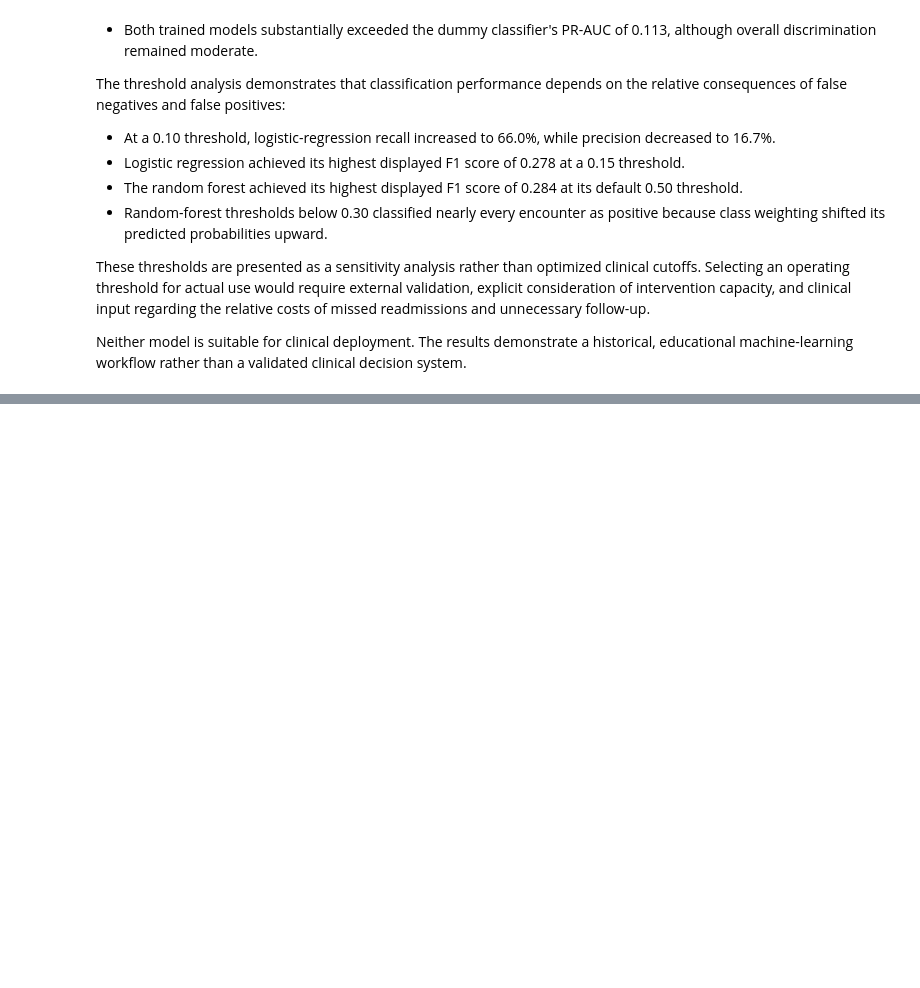
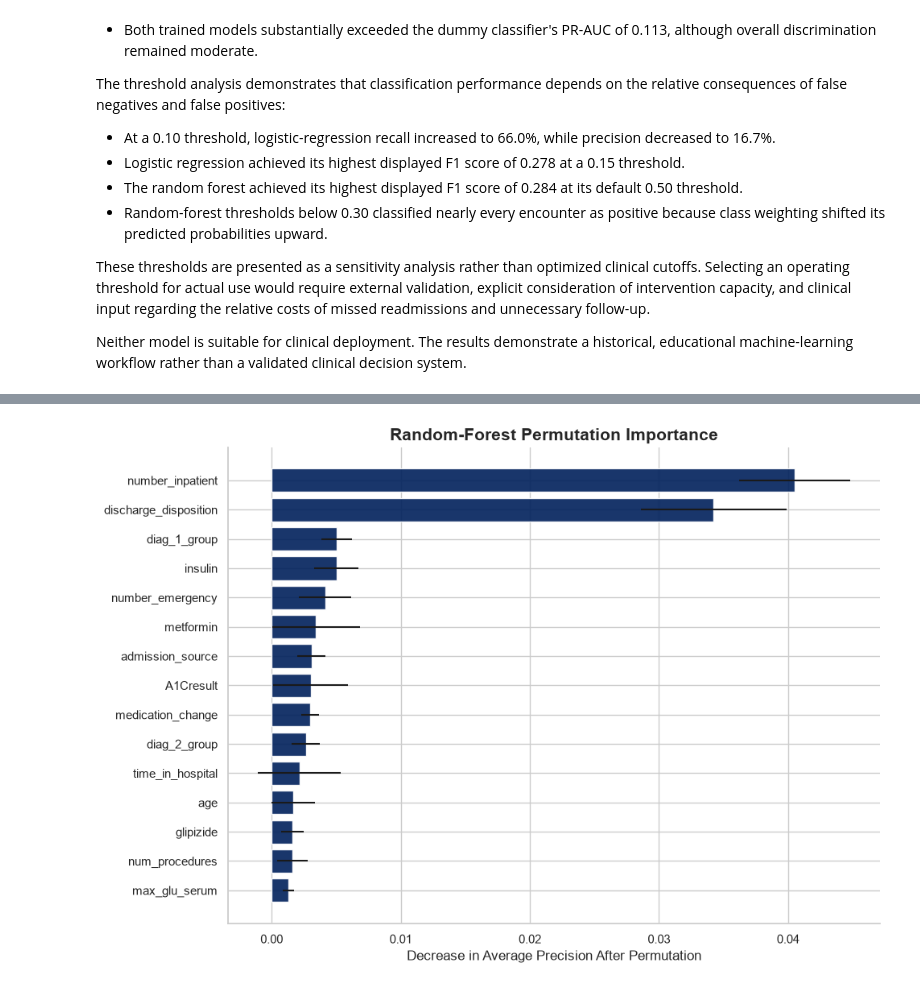
Before and after one commit to adanyabaileyportfolio/hospital_readmission_prediction, a Jupyter notebook: notebooks/03_modeling.ipynb, the cells around one changed output, grey strips where cells are left out. Cells and saved outputs as stored; diff of their text form; code cells hidden in the pictures; blank space fills up the shorter version.

```diff
--- a/notebooks/03_modeling.ipynb
+++ b/notebooks/03_modeling.ipynb
@@ -652,0 +827,37 @@ Neither model is suitable for clinical deployment. The results demonstrate a his
+# %%
+importance_plot_data = (
+    permutation_summary
+    .head(15)
+    .sort_values("importance_mean")
+)
+
+fig, ax = plt.subplots(figsize=(10, 7))
+
+ax.barh(
+    importance_plot_data["feature"],
+    importance_plot_data["importance_mean"],
+    xerr=importance_plot_data["importance_std"],
+    color=VILLANOVA_NAVY,
+    alpha=0.9
+)
+
+ax.set_title(
+    "Random-Forest Permutation Importance",
+    fontsize=15,
+    fontweight="bold"
+)
+ax.set_xlabel("Decrease in Average Precision After Permutation")
+ax.set_ylabel("")
+
+sns.despine()
+plt.tight_layout()
+
+plt.savefig(
+    figures_path / "random_forest_permutation_importance.png",
+    dpi=300,
+    bbox_inches="tight"
+)
+
+plt.show()
+# %% [output]
+[figure, added]
```
Also changed, not shown: parts of 9 cells of this notebook, 6 other files.
